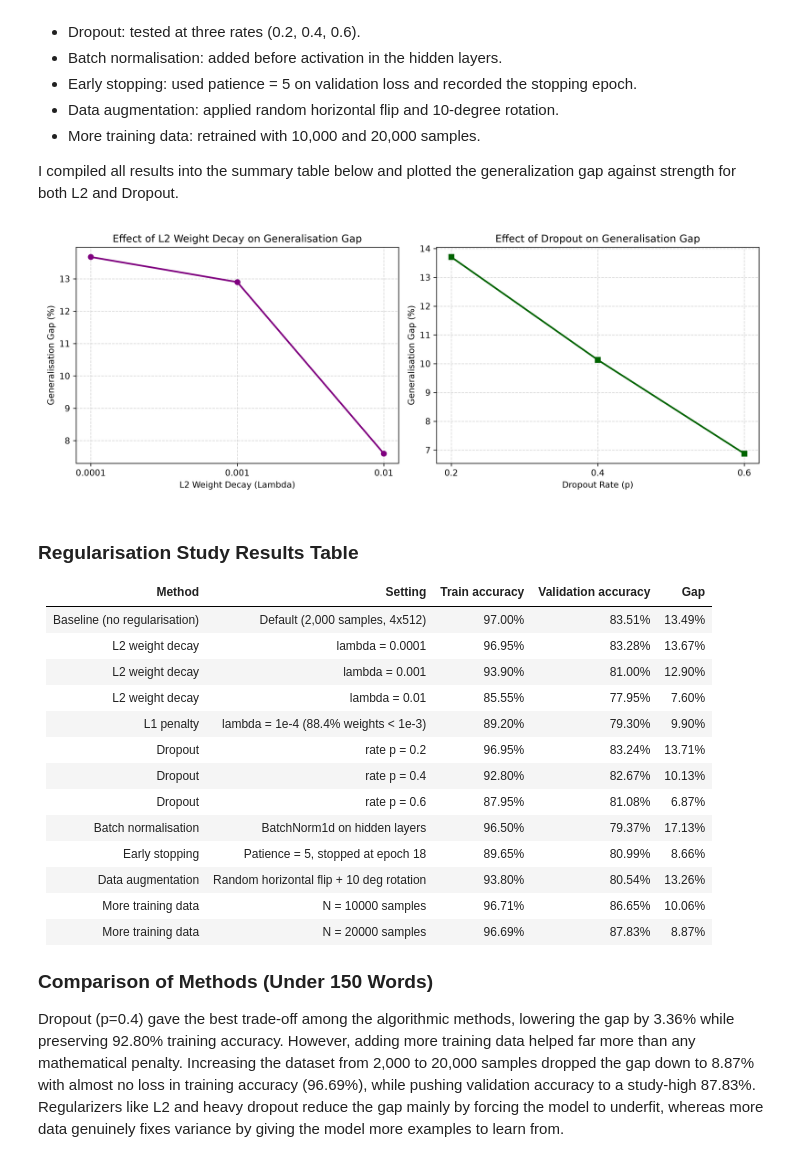
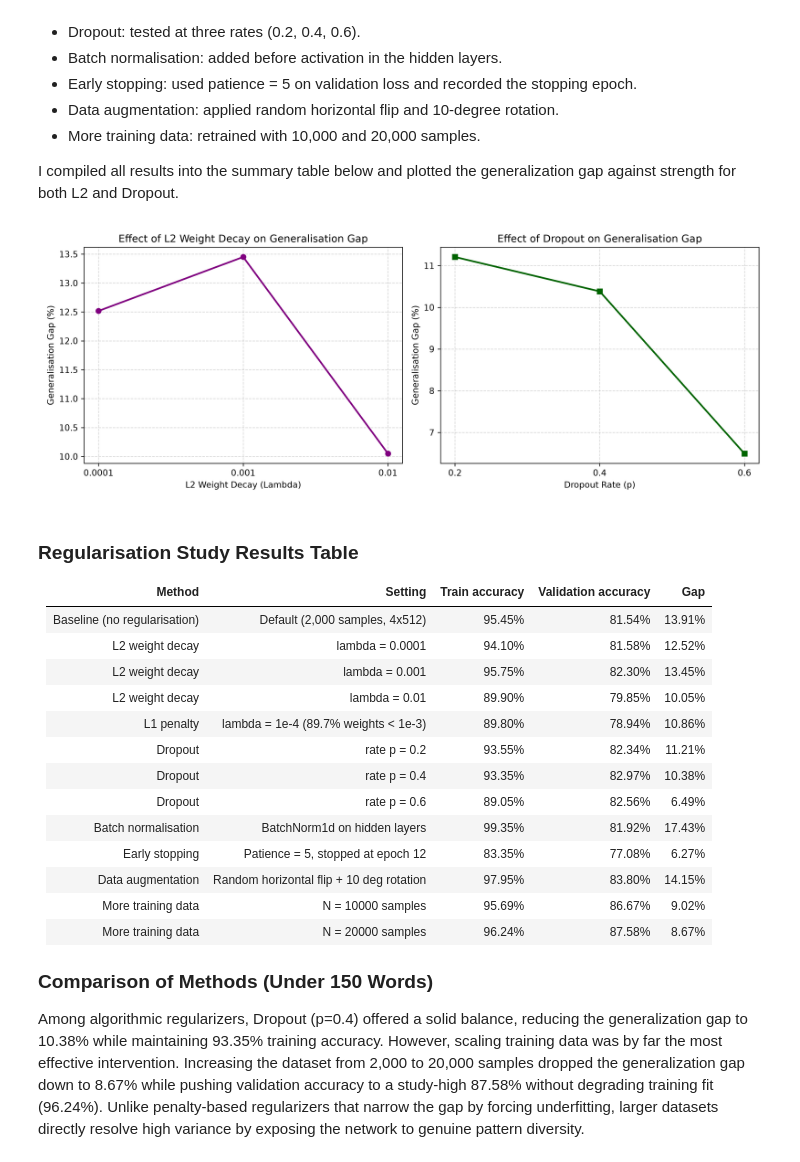
Before and after one commit to sjd-1214/DLP_ASS01, a Jupyter notebook: DL_ASS01_23F_0620.ipynb, the cells around one changed output. Drawn from its saved outputs; the diff is of its cells as text; code cells hidden in the pictures.

```diff
--- a/DL_ASS01_23F_0620.ipynb
+++ b/DL_ASS01_23F_0620.ipynb
@@ -792,48 +801,48 @@ I compiled all results into the summary table below and plotted the generalizati
 # %%
 # Plot Generalisation Gap vs Strength for L2 and Dropout
 fig, (ax1, ax2) = plt.subplots(1, 2, figsize=(12, 4.5))
 
 l2_lambdas = ["0.0001", "0.001", "0.01"]
-l2_gaps = [13.67, 12.90, 7.60]
+l2_gaps = [12.52, 13.45, 10.05]
 ax1.plot(l2_lambdas, l2_gaps, marker='o', color='purple', lw=2)
 ax1.set_xlabel("L2 Weight Decay (Lambda)")
 ax1.set_ylabel("Generalisation Gap (%)")
 ax1.set_title("Effect of L2 Decay on Generalisation Gap")
 ax1.grid(True, linestyle='--', alpha=0.5)
 
 dropout_rates = ["0.2", "0.4", "0.6"]
-dropout_gaps = [13.71, 10.13, 6.87]
+dropout_gaps = [11.21, 10.38, 6.49]
 ax2.plot(dropout_rates, dropout_gaps, marker='s', color='darkgreen', lw=2)
 ax2.set_xlabel("Dropout Rate (p)")
 ax2.set_ylabel("Generalisation Gap (%)")
 ax2.set_title("Effect of Dropout on Generalisation Gap")
 ax2.grid(True, linestyle='--', alpha=0.5)
 
 plt.tight_layout()
 plt.show()
 # %% [output]
-[figure, old version]
+[figure, new version]
 # %% [markdown]
 ### Regularisation Study Results Table
 
 | Method | Setting | Train accuracy | Validation accuracy | Gap |
 | :--- | :--- | :---: | :---: | :---: |
-| Baseline (no regularisation) | Default (2,000 samples, 4x512) | 97.00% | 83.51% | 13.49% |
-| L2 weight decay | lambda = 0.0001 | 96.95% | 83.28% | 13.67% |
-| L2 weight decay | lambda = 0.001 | 93.90% | 81.00% | 12.90% |
-| L2 weight decay | lambda = 0.01 | 85.55% | 77.95% | 7.60% |
-| L1 penalty | lambda = 1e-4 (88.4% weights < 1e-3) | 89.20% | 79.30% | 9.90% |
-| Dropout | rate p = 0.2 | 96.95% | 83.24% | 13.71% |
-| Dropout | rate p = 0.4 | 92.80% | 82.67% | 10.13% |
-| Dropout | rate p = 0.6 | 87.95% | 81.08% | 6.87% |
-| Batch normalisation | BatchNorm1d on hidden layers | 96.50% | 79.37% | 17.13% |
-| Early stopping | Patience = 5, stopped at epoch 18 | 89.65% | 80.99% | 8.66% |
-| Data augmentation | Random horizontal flip + 10 deg rotation | 93.80% | 80.54% | 13.26% |
-| More training data | N = 10000 samples | 96.71% | 86.65% | 10.06% |
-| More training data | N = 20000 samples | 96.69% | 87.83% | 8.87% |
+| Baseline (no regularisation) | Default (2,000 samples, 4x512) | 95.45% | 81.54% | 13.91% |
+| L2 weight decay | lambda = 0.0001 | 94.10% | 81.58% | 12.52% |
+| L2 weight decay | lambda = 0.001 | 95.75% | 82.30% | 13.45% |
+| L2 weight decay | lambda = 0.01 | 89.90% | 79.85% | 10.05% |
+| L1 penalty | lambda = 1e-4 (89.7% weights < 1e-3) | 89.80% | 78.94% | 10.86% |
+| Dropout | rate p = 0.2 | 93.55% | 82.34% | 11.21% |
+| Dropout | rate p = 0.4 | 93.35% | 82.97% | 10.38% |
+| Dropout | rate p = 0.6 | 89.05% | 82.56% | 6.49% |
+| Batch normalisation | BatchNorm1d on hidden layers | 99.35% | 81.92% | 17.43% |
+| Early stopping | Patience = 5, stopped at epoch 12 | 83.35% | 77.08% | 6.27% |
+| Data augmentation | Random horizontal flip + 10 deg rotation | 97.95% | 83.80% | 14.15% |
+| More training data | N = 10000 samples | 95.69% | 86.67% | 9.02% |
+| More training data | N = 20000 samples | 96.24% | 87.58% | 8.67% |
 
 ### Comparison of Methods (Under 150 Words)
-Dropout (p=0.4) gave the best trade-off among the algorithmic methods, lowering the gap by 3.36% while preserving 92.80% training accuracy. However, adding more training data helped far more than any mathematical penalty. Increasing the dataset from 2,000 to 20,000 samples dropped the gap down to 8.87% with almost no loss in training accuracy (96.69%), while pushing validation accuracy to a study-high 87.83%. Regularizers like L2 and heavy dropout reduce the gap mainly by forcing the model to underfit, whereas more data genuinely fixes variance by giving the model more examples to learn from.
+Among algorithmic regularizers, Dropout (p=0.4) offered a solid balance, reducing the generalization gap to 10.38% while maintaining 93.35% training accuracy. However, scaling training data was by far the most effective intervention. Increasing the dataset from 2,000 to 20,000 samples dropped the generalization gap down to 8.67% while pushing validation accuracy to a study-high 87.58% without degrading training fit (96.24%). Unlike penalty-based regularizers that narrow the gap by forcing underfitting, larger datasets directly resolve high variance by exposing the network to genuine pattern diversity.
 # %% [markdown]
 ## 8. Part 7: Hyperparameter Tuning with k-Fold Cross-Validation (15 marks)
 
```
Also changed, not shown: parts of 20 cells of this notebook, 12 other files.
